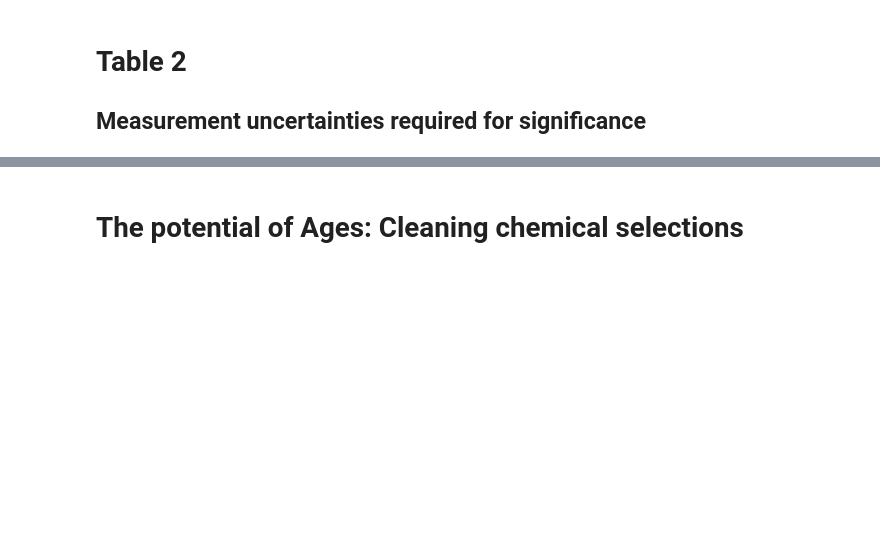
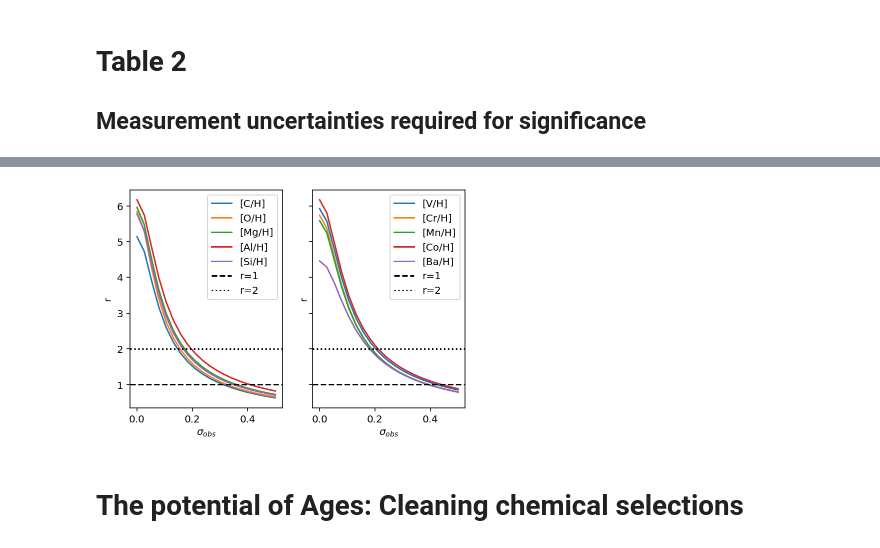
Before and after one commit to svenbuder/Accretion_Clues_ObsSim, a Jupyter notebook: mijnarends_2022_accretion_clues_simulation.ipynb, the cells around one changed output, grey strips where cells are left out. Drawn from its saved outputs; the diff is of its cells as text; code cells hidden in the pictures; blank space fills up the shorter version.

```diff
--- a/mijnarends_2022_accretion_clues_simulation.ipynb
+++ b/mijnarends_2022_accretion_clues_simulation.ipynb
@@ -1252,0 +971,61 @@ np.savetxt('tables/table_2_test.tex',table_text_2,fmt='%s')
+# %%
+f, (ax1,ax2) = plt.subplots(1,2,sharex=True,sharey=True)
+
+for element in ['C', 'O', 'Mg', 'Al', 'Si']:
+
+    peaks = get_initial_mean_and_sigma(element)
+
+    sigma_obs = np.linspace(0,0.5,20)
+    sigma_1obs = np.sqrt(peaks[1]**2 + sigma_obs**2)
+    sigma_2obs = np.sqrt(peaks[3]**2 + sigma_obs**2)
+    r_obs = abs(peaks[0] - peaks[2]) / np.sqrt(sigma_1obs**2 + sigma_2obs**2)
+    r_sim = abs(peaks[0] - peaks[2]) / np.sqrt(peaks[1]**2 + peaks[3]**2)
+
+    # Interpolate and find sigma_obs values that match r=1, 2
+    r_1_68 = sigma_obs[np.argmin(np.abs(r_obs - 1))]
+    r_1_95 = sigma_obs[np.argmin(np.abs(r_obs - 2))]
+
+    ax1.plot(
+        sigma_obs,
+        r_obs,
+        label='['+element+'/H]'
+    )
+ax1.set_xlabel('$\sigma_{obs}$')
+ax1.set_ylabel('r')
+ax1.axhline(1,c='k',ls='dashed',label='r=1')
+ax1.axhline(2, c='k',ls='dotted',label='r=2')
+ax1.legend()
+
+for element in ['V', 'Cr', 'Mn','Co', 'Ba']:
+
+    peaks = get_initial_mean_and_sigma(element)
+
+    #sep_r_values[element] = get_initial_mean_and_sigma(element,age_limits,debug=False)
+    sigma_obs = np.linspace(0,0.5,20)
+    sigma_1obs = np.sqrt(peaks[1]**2 + sigma_obs**2)
+    sigma_2obs = np.sqrt(peaks[3]**2 + sigma_obs**2)
+    r_obs = abs(peaks[0] - peaks[2]) / np.sqrt(sigma_1obs**2 + sigma_2obs**2)
+    r_sim = abs(peaks[0] - peaks[2]) / np.sqrt(peaks[1]**2 + peaks[3]**2)
+
+    # Interpolate and find sigma_obs values that match r=1, 2
+    r_1_68 = sigma_obs[np.argmin(np.abs(r_obs - 1))]
+    r_1_95 = sigma_obs[np.argmin(np.abs(r_obs - 2))]
+
+    ax2.plot(
+        sigma_obs,
+        r_obs,
+        label='['+element+'/H]'
+    )
+ax2.set_xlabel('$\sigma_{obs}$')
+ax2.set_ylabel('r')
+ax2.axhline(1,c='k',ls='dashed',label='r=1')
+ax2.axhline(2, c='k',ls='dotted',label='r=2')
+ax2.legend()
+
+
+
+plt.savefig('Element_vs_r')
+
+#np.savefig('figures/sigma_obs_vs_r.tex',table_text_2,fmt='%s')
+# %% [output]
+[figure, added]
```
Also changed, not shown: parts of 12 cells of this notebook.
